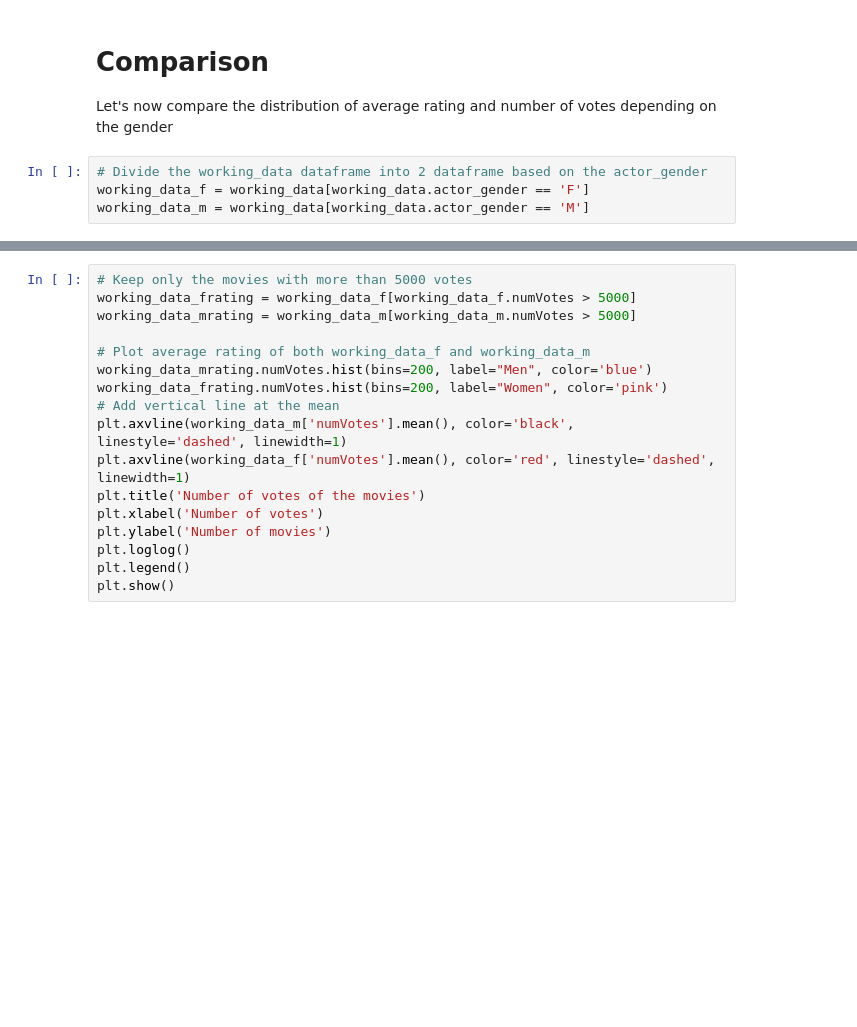
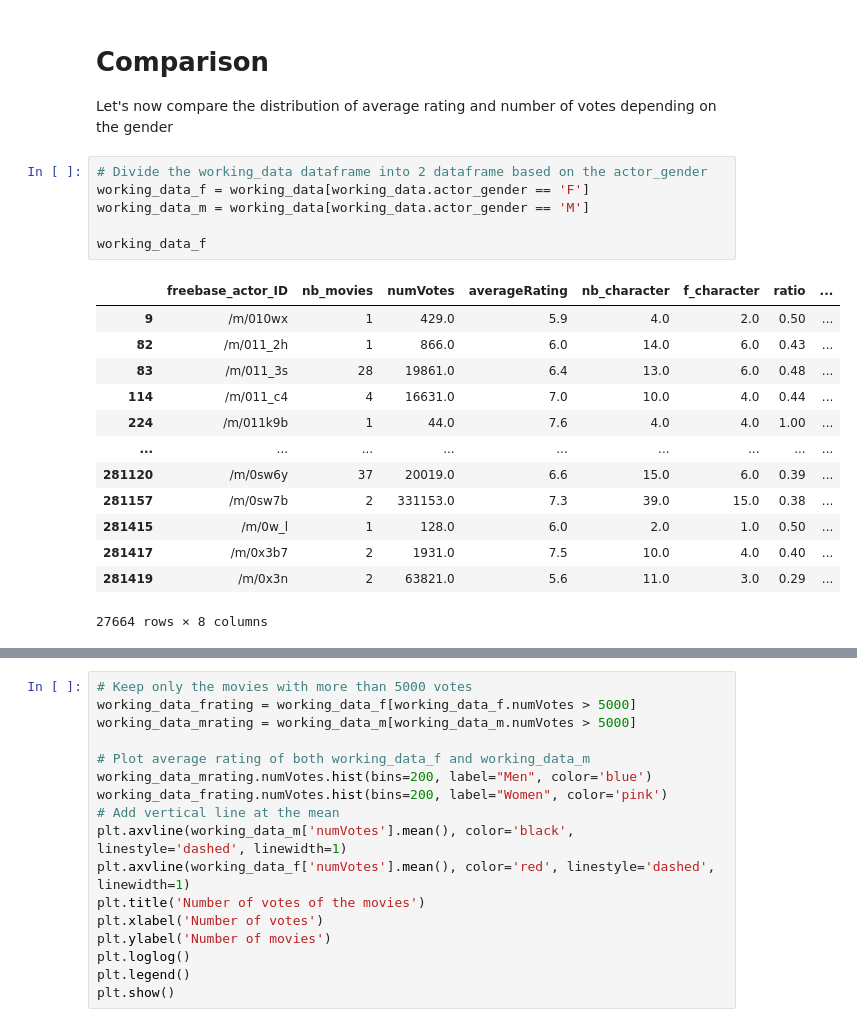
Before and after one commit to epfl-ada/ada-2022-project-armada, a Jupyter notebook: Maxime.ipynb, the cells around one changed output, grey strips where cells are left out. Saved outputs shown, nothing was run; the diff lists cells and outputs as text; blank space fills up the shorter version.

```diff
--- a/Maxime.ipynb
+++ b/Maxime.ipynb
@@ -186,4 +178,20 @@ Let's now compare the distribution of average rating and number of votes dependi
 # %%
 # Divide the working_data dataframe into 2 dataframe based on the actor_gender
 working_data_f = working_data[working_data.actor_gender == 'F']
 working_data_m = working_data[working_data.actor_gender == 'M']
+
+working_data_f
+# %% [output]
+|  | freebase_actor_ID | nb_movies | numVotes | averageRating | nb_character | f_character | ratio | ... |
+| 9 | /m/010wx | 1 | 429.0 | 5.9 | 4.0 | 2.0 | 0.50 | ... |
+| 82 | /m/011_2h | 1 | 866.0 | 6.0 | 14.0 | 6.0 | 0.43 | ... |
+| 83 | /m/011_3s | 28 | 19861.0 | 6.4 | 13.0 | 6.0 | 0.48 | ... |
+| 114 | /m/011_c4 | 4 | 16631.0 | 7.0 | 10.0 | 4.0 | 0.44 | ... |
+| 224 | /m/011k9b | 1 | 44.0 | 7.6 | 4.0 | 4.0 | 1.00 | ... |
+| ... | ... | ... | ... | ... | ... | ... | ... | ... |
+| 281120 | /m/0sw6y | 37 | 20019.0 | 6.6 | 15.0 | 6.0 | 0.39 | ... |
+| 281157 | /m/0sw7b | 2 | 331153.0 | 7.3 | 39.0 | 15.0 | 0.38 | ... |
+| 281415 | /m/0w_l | 1 | 128.0 | 6.0 | 2.0 | 1.0 | 0.50 | ... |
+| 281417 | /m/0x3b7 | 2 | 1931.0 | 7.5 | 10.0 | 4.0 | 0.40 | ... |
+| 281419 | /m/0x3n | 2 | 63821.0 | 5.6 | 11.0 | 3.0 | 0.29 | ... |
+27664 rows × 8 columns
```
Also changed, not shown: parts of 7 cells of this notebook.
